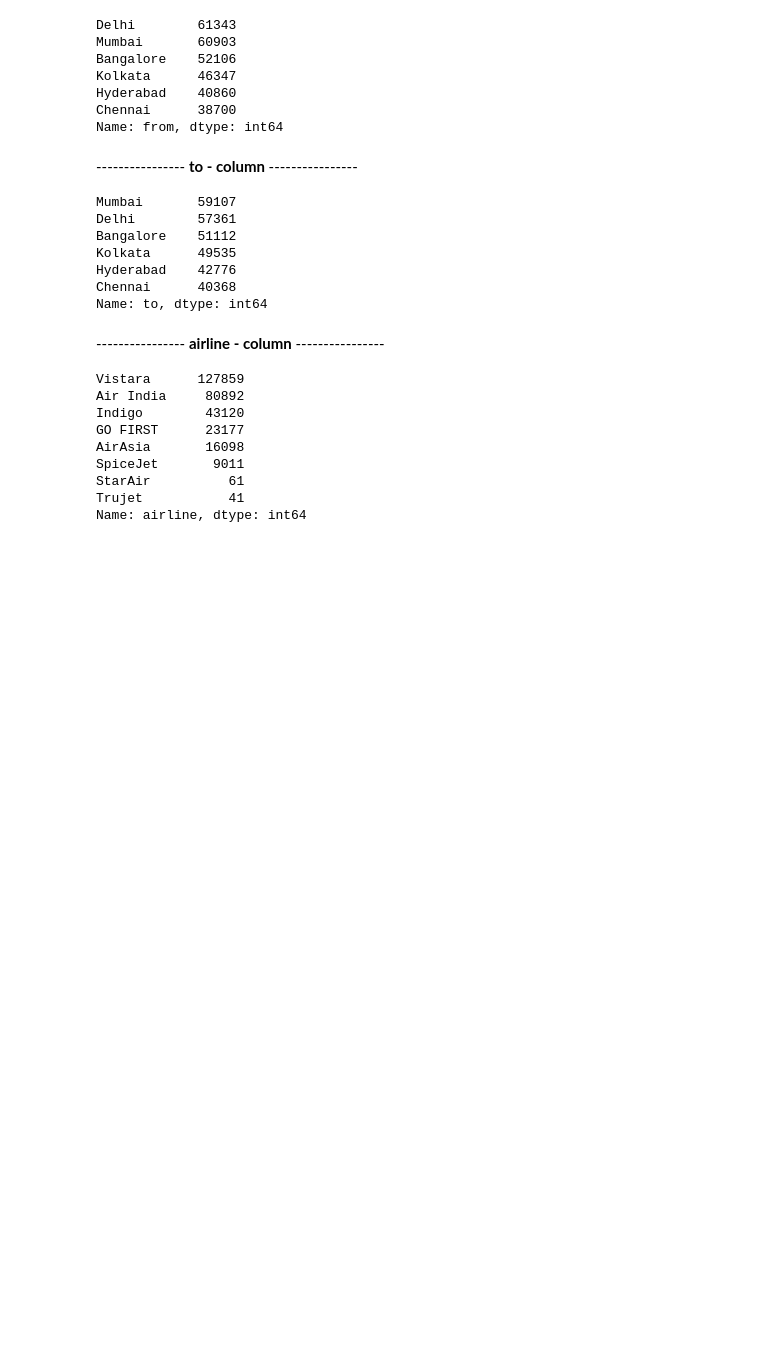
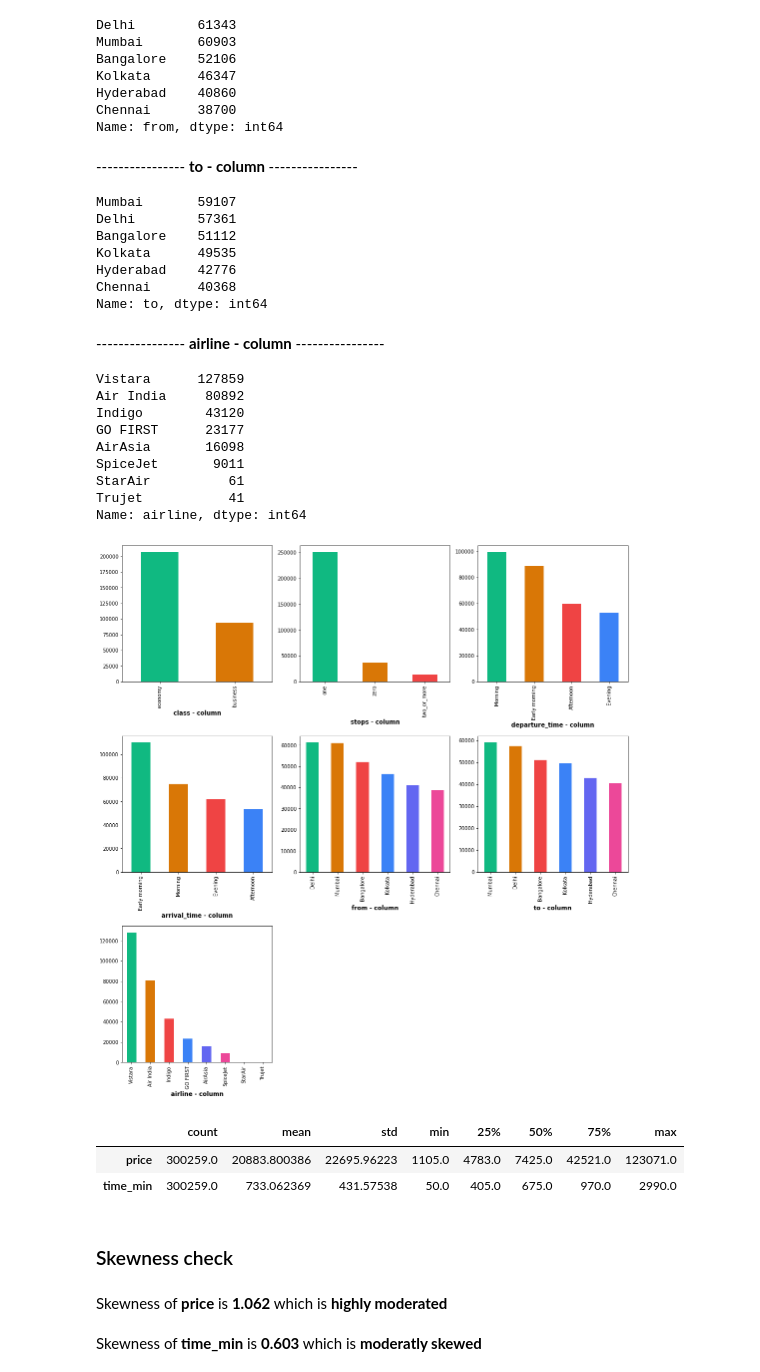
Before and after one commit to pv05/techstack_intership, a Jupyter notebook: flightdata/Untitled1.ipynb, the cells around one changed output. Cells and saved outputs as stored; diff of their text form; code cells hidden in the pictures; blank space fills up the shorter version.

```diff
--- a/flightdata/Untitled1.ipynb
+++ b/flightdata/Untitled1.ipynb
@@ -302,3 +302,35 @@ SpiceJet       9011
 StarAir          61
 Trujet           41
 Name: airline, dtype: int64
+# %%
+plt.figure(figsize=(15,20))
+for i in range(len(sapret_column)):
+    if i == 40:
+        break;
+    plt.subplot(4,3,i+1)
+    plt.tight_layout() # for maintain spaceing between multple graphs
+    plt.xlabel(f"{sapret_column[i]} - column",fontsize=12.0,fontweight='bold')
+    data[sapret_column[i]].value_counts().plot(kind="bar", color = ['#10B981','#D97706','#EF4444','#3B82F6','#6366F1','#EC4899'])
+# %% [output]
+[figure, added]
+# %%
+data.describe().T
+# %% [output]
+|  | count | mean | std | min | 25% | 50% | 75% | max |
+| price | 300259.0 | 20883.800386 | 22695.96223 | 1105.0 | 4783.0 | 7425.0 | 42521.0 | 123071.0 |
+| time_min | 300259.0 | 733.062369 | 431.57538 | 50.0 | 405.0 | 675.0 | 970.0 | 2990.0 |
+# %% [markdown]
+### Skewness check
+# %%
+for i in data.dtypes[data.dtypes != 'object'].index:
+    val = round(data[i].skew(),3)
+    if val>1 or val<-1:
+        skewed = "highly moderated"
+    elif (val>0.5 and val<1) or (val<-0.5 and val>-1 ):
+        skewed = "moderatly skewed"
+    else:
+        skewed = "fairly symmetrical"
+    display(HTML(f'Skewness of <b>{i}</b> is <b>{val}</b> which is <b>{skewed}</b>'))
+# %% [output]
+Skewness of price is 1.062 which is highly moderated
+Skewness of time_min is 0.603 which is moderatly skewed
```
Also changed, not shown: parts of 11 cells of this notebook.
